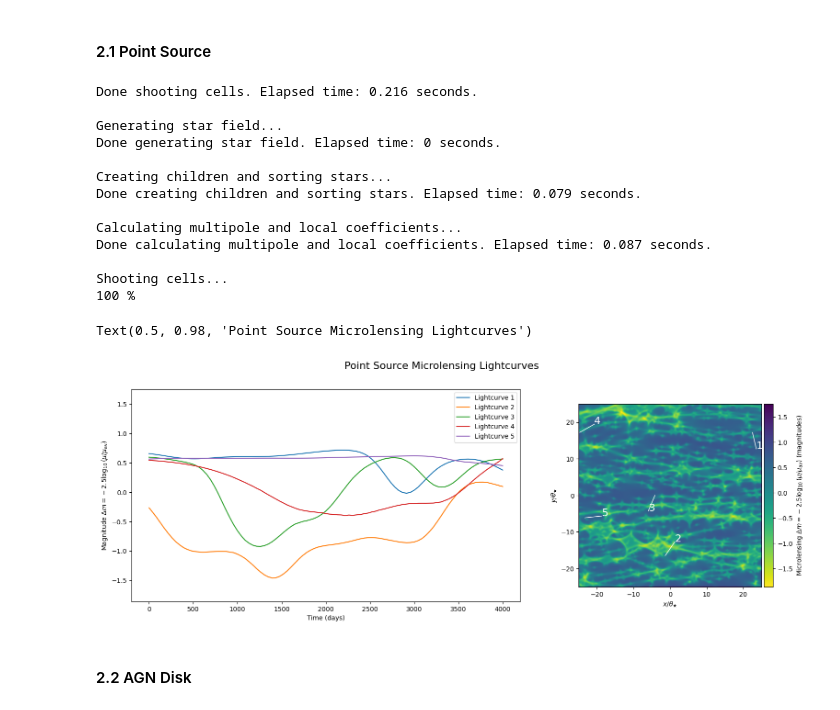
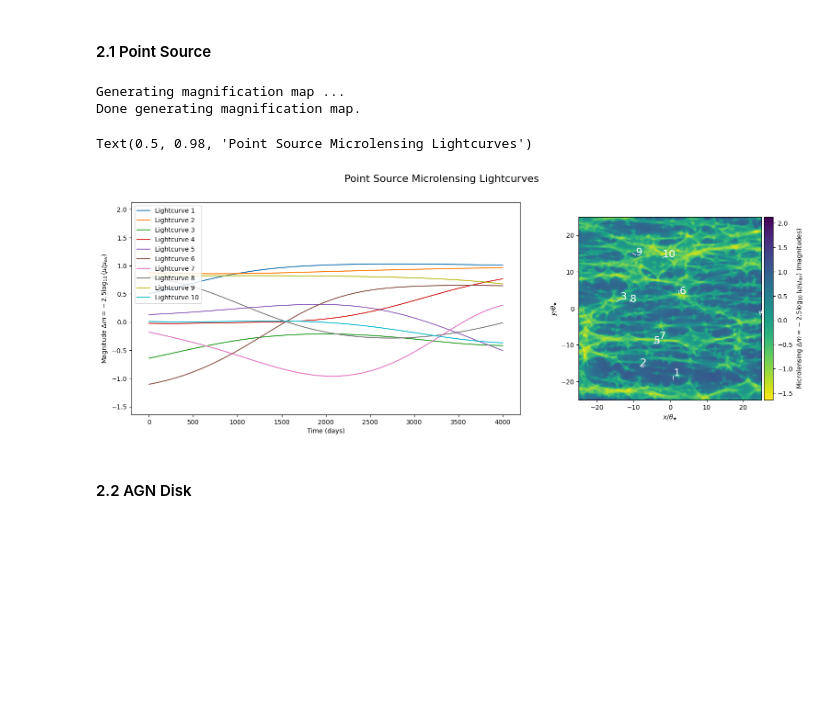
Before and after one commit to LSST-strong-lensing/slsim, a Jupyter notebook: notebooks/microlensing_tutorial.ipynb, the cells around one changed output. Cells and saved outputs as stored; diff of their text form; code cells hidden in the pictures; blank space fills up the shorter version.

```diff
--- a/notebooks/microlensing_tutorial.ipynb
+++ b/notebooks/microlensing_tutorial.ipynb
@@ -76,70 +63,74 @@ Shooting cells...
 # %% [markdown]
 #### 2.1 Point Source
 # %%
+source_redshift = 2.467248566851947
+deflector_redshift = 0.6688619611721243
+cosmo = FlatLambdaCDM(H0=70, Om0=0.3)
+
+theta_star, _, _ = theta_star_physical(
+    z_lens=deflector_redshift,
+    z_src=source_redshift,
+    m=1,
+    cosmo=cosmo,
+)
+theta_star = theta_star.to(u.arcsec).value
+
 kwargs_MagnificationMap = {
-    "kappa_tot": 0.34960889,
-    "shear": 0.34860889,
-    "kappa_star": 0.24,
-    "theta_star": 4e-6,  # arcsec
+    "kappa_tot": 0.37405285,
+    "shear": 0.37623754,
+    "kappa_star": 0.24271499,
+    "theta_star": theta_star,  # arcsec
     "center_x": 0,  # arcsec
     "center_y": 0,  # arcsec
-    "half_length_x": 25 * 4e-6,  # arcsec
-    "half_length_y": 25 * 4e-6,  # arcsec
+    "half_length_x": 25 * theta_star,  # arcsec
+    "half_length_y": 25 * theta_star,  # arcsec
     "mass_function": "kroupa",
     "m_solar": 1.0,
     "m_lower": 0.08,
     "m_upper": 100,
-    "num_pixels_x": 1000,
-    "num_pixels_y": 1000,
-    "kwargs_IPM": {},
+    "num_pixels_x": 2000,
+    "num_pixels_y": 2000,
 }
 
 magmap = MagnificationMap(
-    # magnifications_array=np.load(
-    #     "/gpfs/home/passharma/repos/self/slsim/tests/TestData/test_magmap2D.npy"
-    # ),  # loading for testing
     **kwargs_MagnificationMap,
 )
 
-ml_lc = MicrolensingLightCurve(magmap, time_duration=4000)
 
-LCs, tracks = ml_lc.generate_point_source_lightcurve(
+kwargs_gaussian_source_morphology = {
+    "source_redshift": 0.5,
+    "cosmo": cosmo,
+    "source_size": 8e-7,  # arcsec, this is the size of typical AGN Disk
+}
+
+ml_lc = MicrolensingLightCurve(magmap, time_duration=4000,
+                               point_source_morphology="gaussian",
+                               kwargs_source_morphology=kwargs_gaussian_source_morphology,)
+
+LCs, tracks = ml_lc.generate_lightcurves(
     source_redshift=0.5,
-    deflector_redshift=0.2,
-    cosmology=FlatLambdaCDM(H0=70, Om0=0.3),
-    source_size=8e-7,  # arcsec, this is the size of typical AGN Disk
-    effective_transverse_velocity=10000,  # km/s
-    num_lightcurves=5,
-    return_track_coords=True,
+    cosmo=cosmo,
     lightcurve_type="magnitude",
-)
+    effective_transverse_velocity=1000,  # km/s
+    num_lightcurves=10,
+    return_track_coords=True,)
+
 
 ax = ml_lc.plot_lightcurves_and_magmap(
     LCs,
     tracks,
     lightcurve_type="magnitude",
 )
 
 ax[0].figure.suptitle(
     "Point Source Microlensing Lightcurves",
     fontsize=16,
 )
 # %% [output]
-Done shooting cells. Elapsed time: 0.216 seconds.
-
-Generating star field...
-Done generating star field. Elapsed time: 0 seconds.
-
-Creating children and sorting stars...
-Done creating children and sorting stars. Elapsed time: 0.079 seconds.
-
-Calculating multipole and local coefficients...
-Done calculating multipole and local coefficients. Elapsed time: 0.087 seconds.
-
-Shooting cells...
-100 %
+Generating magnification map ...
+Done generating magnification map.
 Text(0.5, 0.98, 'Point Source Microlensing Lightcurves')
-[figure, old version]
+[figure, new version]
 # %% [markdown]
 #### 2.2 AGN Disk
 # %%
```
Also changed, not shown: parts of 19 cells of this notebook, 4 other files.
